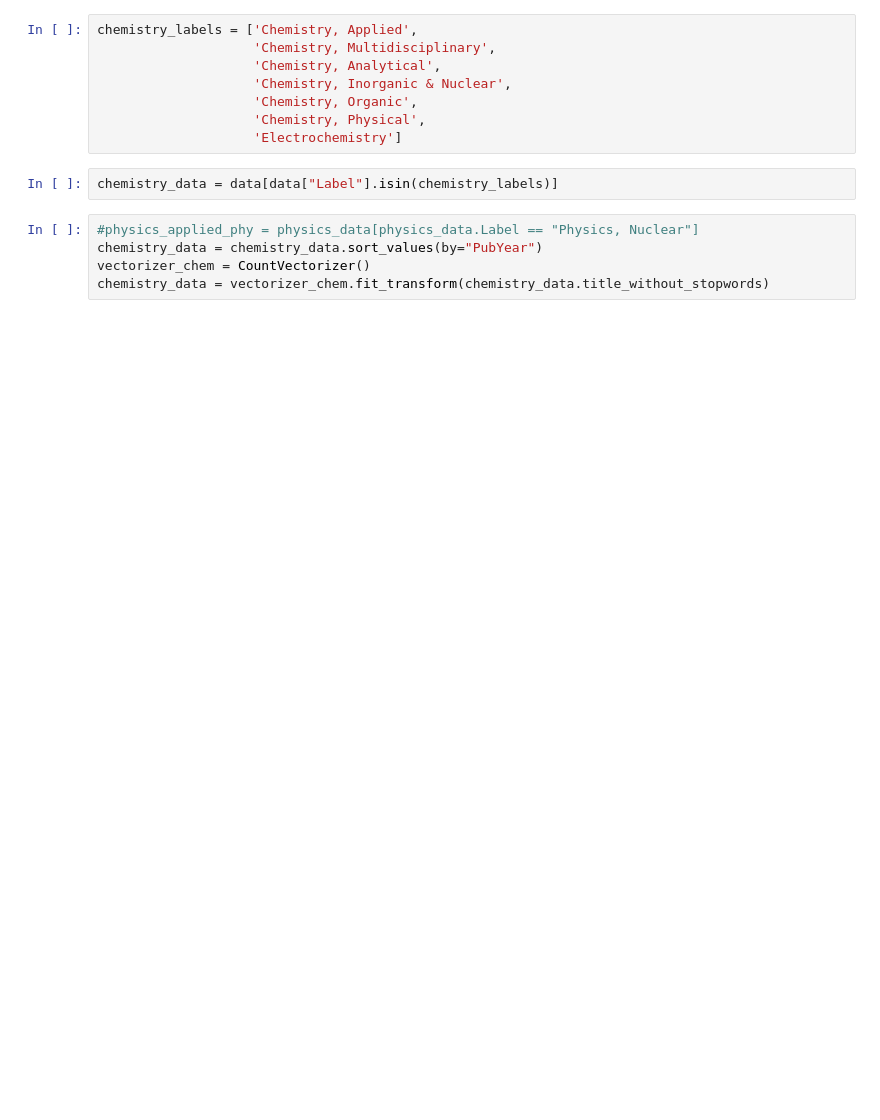
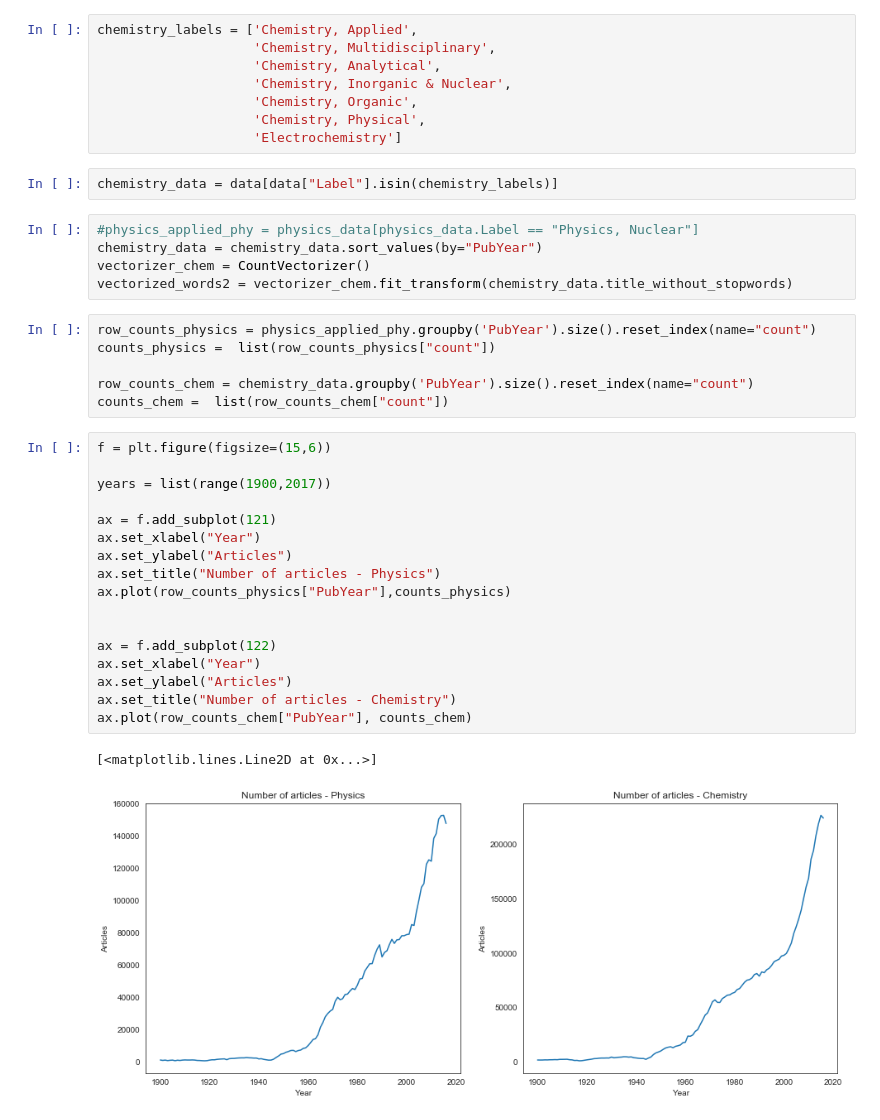
Before and after one commit to srjit/science-of-genius-title-impact, a Jupyter notebook: src/novelty-eda/Word Movement in Physics and Chemistry.ipynb, the cells around one changed output. Saved outputs shown, nothing was run; the diff lists cells and outputs as text; blank space fills up the shorter version.

Commit message:
interdisciplinary word motion

```diff
--- a/src/novelty-eda/Word Movement in Physics and Chemistry.ipynb
+++ b/src/novelty-eda/Word Movement in Physics and Chemistry.ipynb
@@ -74,4 +71,30 @@ chemistry_data = data[data["Label"].isin(chemistry_labels)]
 #physics_applied_phy = physics_data[physics_data.Label == "Physics, Nuclear"]
 chemistry_data = chemistry_data.sort_values(by="PubYear")
 vectorizer_chem = CountVectorizer()
-chemistry_data = vectorizer_chem.fit_transform(chemistry_data.title_without_stopwords)
+vectorized_words2 = vectorizer_chem.fit_transform(chemistry_data.title_without_stopwords)
+# %%
+row_counts_physics = physics_applied_phy.groupby('PubYear').size().reset_index(name="count")
+counts_physics =  list(row_counts_physics["count"])
+
+row_counts_chem = chemistry_data.groupby('PubYear').size().reset_index(name="count")
+counts_chem =  list(row_counts_chem["count"])
+# %%
+f = plt.figure(figsize=(15,6))
+
+years = list(range(1900,2017))
+
+ax = f.add_subplot(121)
+ax.set_xlabel("Year")
+ax.set_ylabel("Articles")
+ax.set_title("Number of articles - Physics")
+ax.plot(row_counts_physics["PubYear"],counts_physics)
+
+
+ax = f.add_subplot(122)
+ax.set_xlabel("Year")
+ax.set_ylabel("Articles")
+ax.set_title("Number of articles - Chemistry")
+ax.plot(row_counts_chem["PubYear"], counts_chem)
+# %% [output]
+[<matplotlib.lines.Line2D at 0x...>]
+[figure, added]
```
Also changed, not shown: parts of 12 cells of this notebook, 2 other files.
